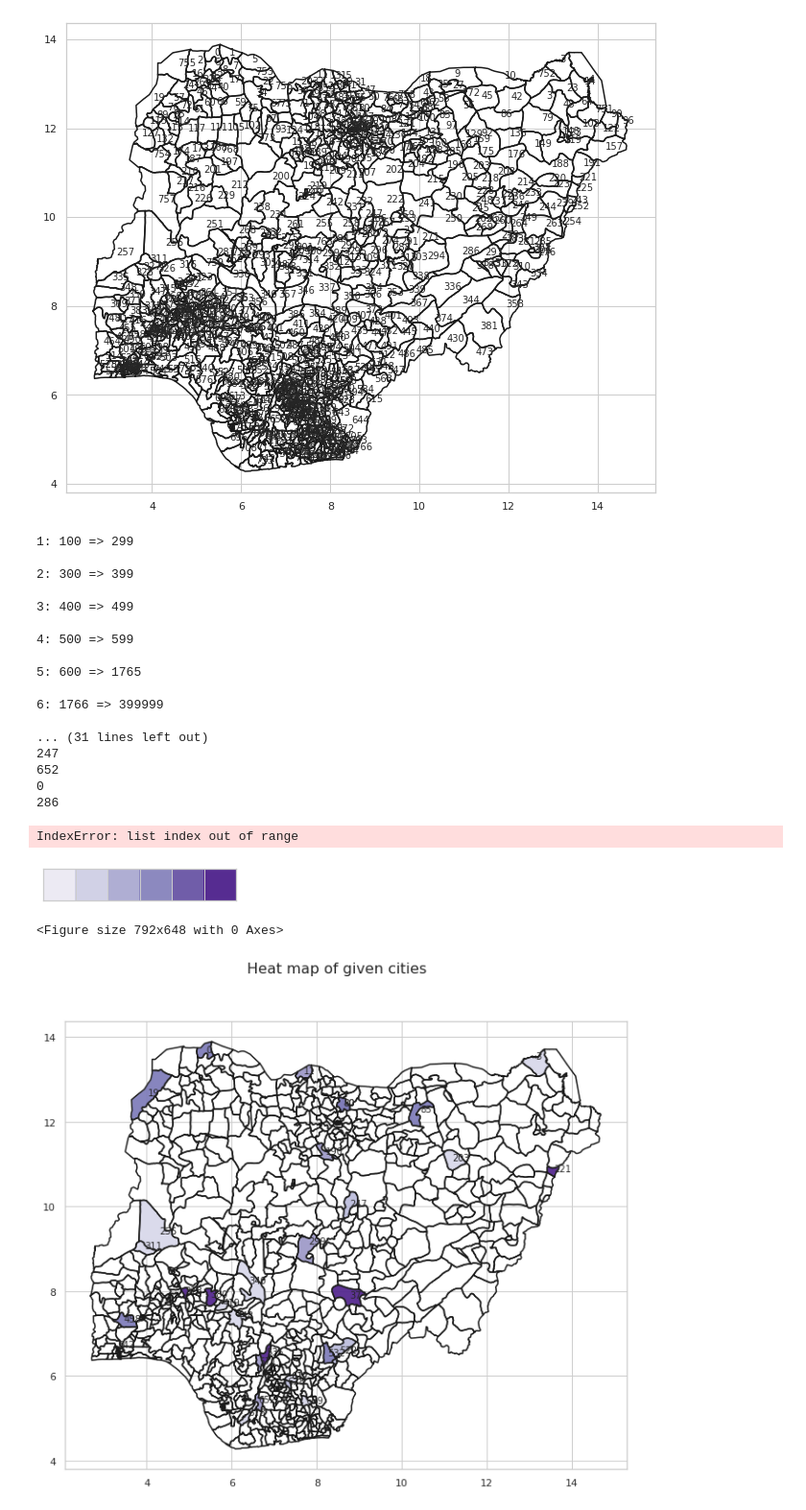
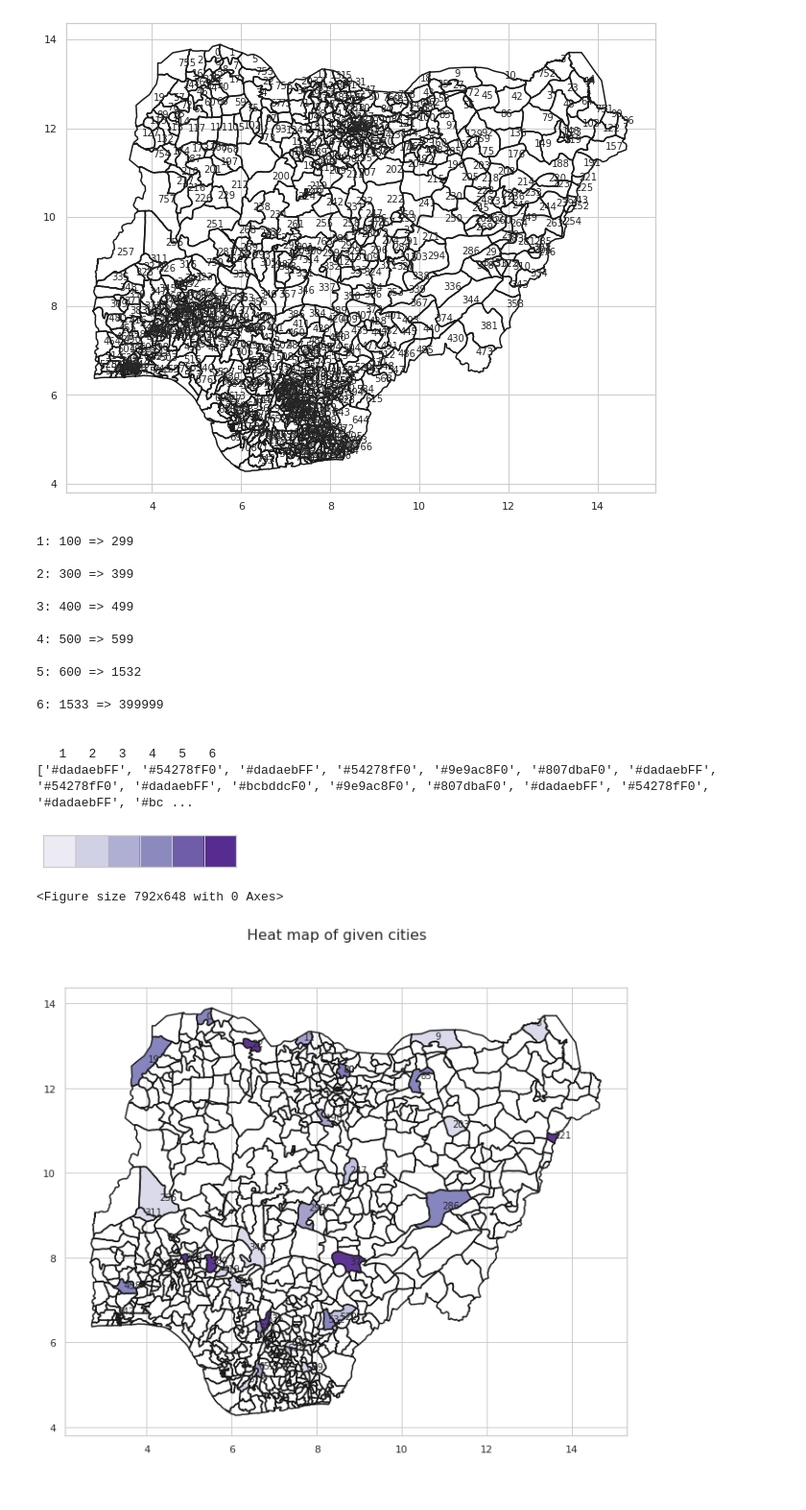
Before and after one commit to ohjeyy93/Nigeria_analysis, a Jupyter notebook: Nigeria_Map.ipynb, the cells around one changed output. Shown at 96% size. Drawn from its saved outputs; the diff is of its cells as text; code cells hidden in the pictures.

```diff
--- a/Nigeria_Map.ipynb
+++ b/Nigeria_Map.ipynb
@@ -133,6 +133,7 @@ def calc_color(data, color=None):
                 print ("\n"+str(i+1)+': '+str(int(bins[i]))+
                        " => "+str(int(bins[i+1])-1))
             print("\n\n   1   2   3   4   5   6")
+        print(color_ton)
         return color_ton, bins;
 
 def plot_cities_data(sf, title, cities, data=None,color=None, print_id=False):
@@ -186,42 +187,39 @@ def plot_map_fill_multiples_ids_tone(sf, title, city,
         plt.ylim(y_lim)
 
 #df_sample = pd.DataFrame([])
 #df_sample["STATE"]=df["STATE"]
 #df_sample["coords"]=df["coords"]
 #df_sample.to_csv("test.csv",index=False)
 #df_sample = df_sample.reset_index(drop=True)
 #df_sample.set_index('STATE')
 #print(df_sample)
 #print(sf.records())
 
 names= ["Abia","Adamawa","Akwa Ibom","Anambra","Abia","Bauchi","Bayelsa","Benue","Borno","Cross River","Delta","Ebonyi","Edo","Ekiti","Gombe","Imo"
        ,"Kaduna","Kano","Katsina","Kebbi","Kogi","Kano","Kwara","Lagos","Nassarawa","Ogun","Ondo","Osun","Oyo"
         ,"Plateau","Rivers","Sokoto","Taraba","Yobe","Zamfara"]
 ## "Fct Abuja" doesn't exist in the map ##
-data = [100, 2000, 300, 400000, 500, 600, 100, 2000, 300, 400, 500, 600, 100, 2000, 300, 400, 500, 600, 500, 600, 100, 2000, 300, 400, 500, 600, 100, 2000, 300, 400, 500, 600]
+data = [100, 2000, 300, 400000, 500, 600, 100, 2000, 300, 400, 500, 600, 100, 2000, 300, 400, 500, 600, 500, 600, 100, 2000, 300, 400, 500, 600, 100, 2000, 300, 400, 500, 600, 600, 100, 2000, 300, 400, 500, 600, 100, 2000, 300, 400, 500, 600]
 print_id = True # The shape id will be printed
 color_pallete = 1 # ‘Purple’
 #print(df.sample(5))
 plot_cities_data(sf, "Heat map of given cities", names, data, color_pallete, print_id)
 # %% [output]
 1: 100 => 299
 
 2: 300 => 399
 
 3: 400 => 499
 
 4: 500 => 599
 
-5: 600 => 1765
+5: 600 => 1532
 
-6: 1766 => 399999
+6: 1533 => 399999
 
-... (31 lines left out)
-247
-652
-0
-286
+
+   1   2   3   4   5   6
+['#dadaebFF', '#54278fF0', '#dadaebFF', '#54278fF0', '#9e9ac8F0', '#807dbaF0', '#dadaebFF', '#54278fF0', '#dadaebFF', '#bcbddcF0', '#9e9ac8F0', '#807dbaF0', '#dadaebFF', '#54278fF0', '#dadaebFF', '#bc ...
+[figure]
-IndexError: list index out of range
+<Figure size 792x648 with 0 Axes>
-[figure]
-<Figure size 792x648 with 0 Axes>
-[figure, old version]
+[figure, new version]
```
